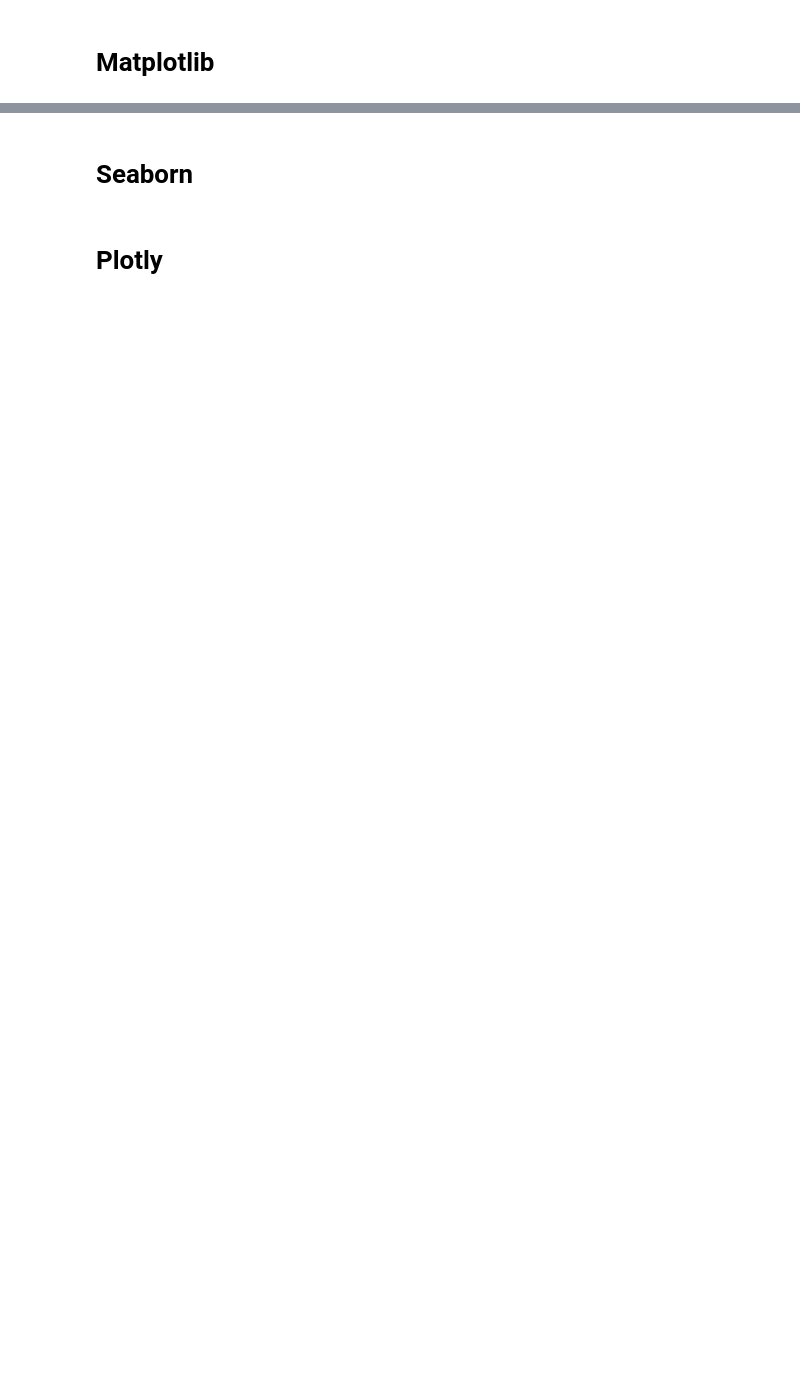
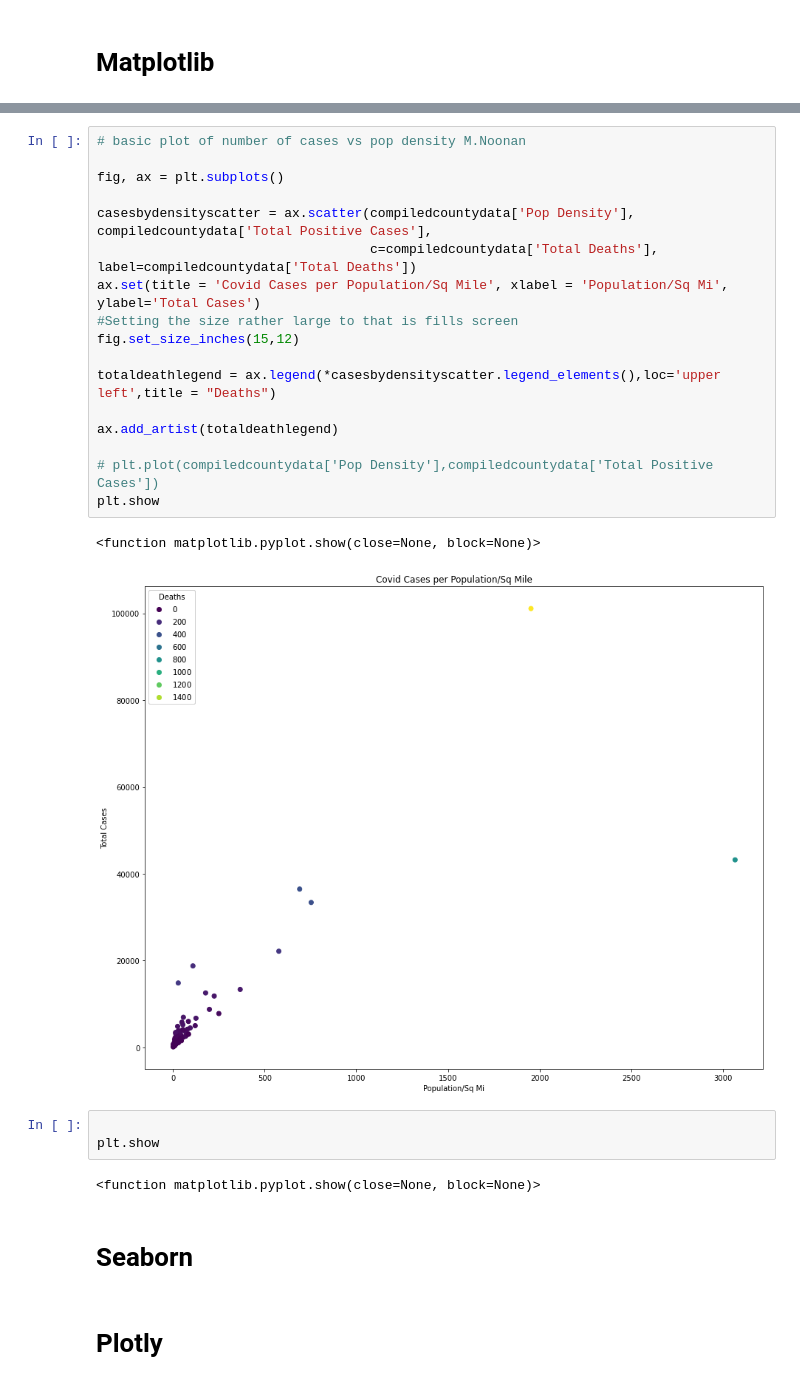
Before and after one commit to jaredbarkley0/PythonGroupProject, a Jupyter notebook: Homework6/JaredNotebook1.ipynb, the cells around one changed output, grey strips where cells are left out. Cells and saved outputs as stored; diff of their text form; blank space fills up the shorter version.

Commit message:
Update matplotlib in homework 1

```diff
--- a/Homework6/JaredNotebook1.ipynb
+++ b/Homework6/JaredNotebook1.ipynb
@@ -51,3 +58,28 @@ compiledcountydata[["County","Total Positive Cases", "Total Deaths", "Pop Densit
+# %%
+# basic plot of number of cases vs pop density M.Noonan
+
+fig, ax = plt.subplots()
+
+casesbydensityscatter = ax.scatter(compiledcountydata['Pop Density'], compiledcountydata['Total Positive Cases'],
+                                   c=compiledcountydata['Total Deaths'], label=compiledcountydata['Total Deaths'])
+ax.set(title = 'Covid Cases per Population/Sq Mile', xlabel = 'Population/Sq Mi', ylabel='Total Cases')
+#Setting the size rather large to that is fills screen
+fig.set_size_inches(15,12)
+
+totaldeathlegend = ax.legend(*casesbydensityscatter.legend_elements(),loc='upper left',title = "Deaths")
+
+ax.add_artist(totaldeathlegend)
+
+# plt.plot(compiledcountydata['Pop Density'],compiledcountydata['Total Positive Cases'])
+plt.show
+# %% [output]
+<function matplotlib.pyplot.show(close=None, block=None)>
+[figure, added]
+# %%
+
+plt.show
+# %% [output]
+<function matplotlib.pyplot.show(close=None, block=None)>
 # %% [markdown]
 # Seaborn
 # %% [markdown]
```
Also changed, not shown: parts of 3 cells of this notebook, 1 other file.
